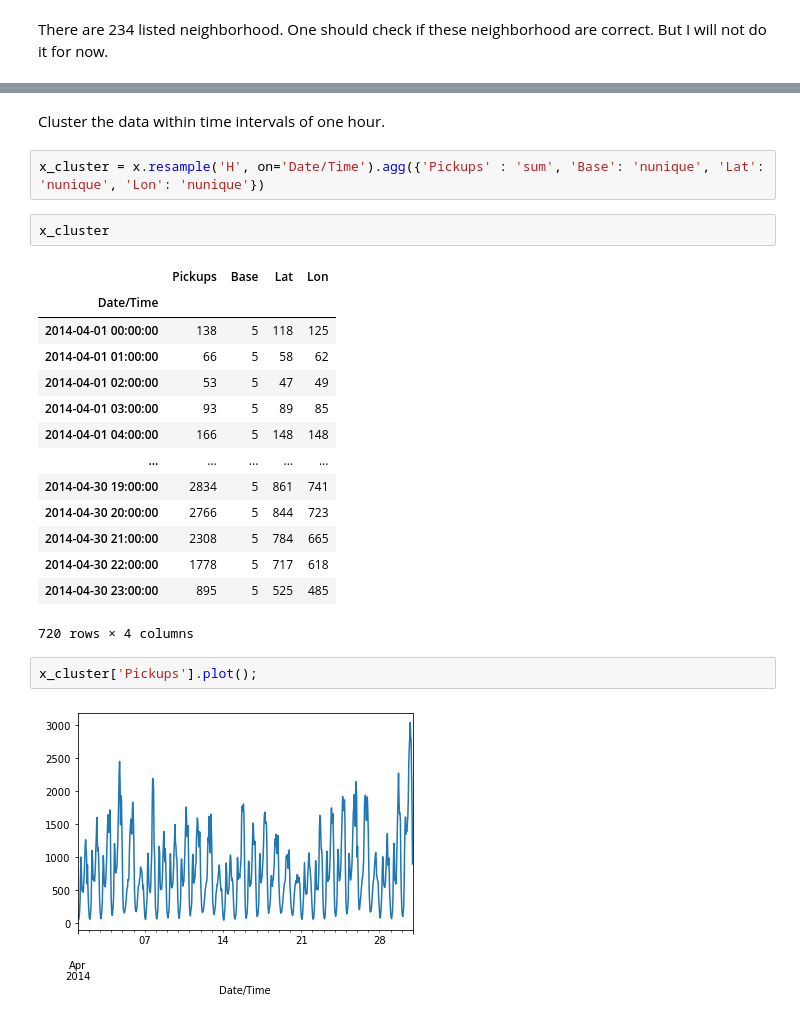
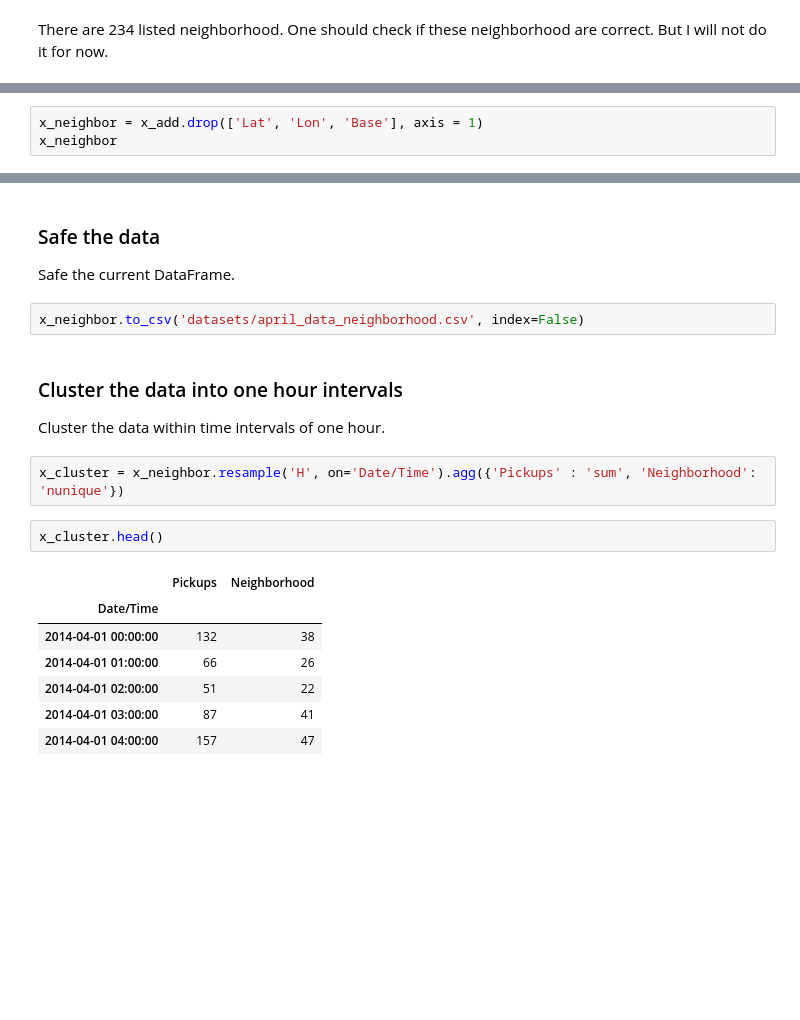
Before and after one commit to faberfred/uber-pickup-prediction, a Jupyter notebook: Uber-pickups.ipynb, the cells around one changed output, grey strips where cells are left out. Cells and saved outputs as stored; diff of their text form; blank space fills up the shorter version.

```diff
--- a/Uber-pickups.ipynb
+++ b/Uber-pickups.ipynb
@@ -374,0 +353,3 @@ x_add.to_csv('datasets/april_data_addresses.csv', index=False)
+# %%
+x_neighbor = x_add.drop(['Lat', 'Lon', 'Base'], axis = 1)
+x_neighbor
@@ -375,25 +370,20 @@ x_add.to_csv('datasets/april_data_addresses.csv', index=False)
+# %% [markdown]
+### Safe the data
+Safe the current DataFrame.
+# %%
+x_neighbor.to_csv('datasets/april_data_neighborhood.csv', index=False)
 # %% [markdown]
+### Cluster the data into one hour intervals
 Cluster the data within time intervals of one hour.
 # %%
-x_cluster = x.resample('H', on='Date/Time').agg({'Pickups' : 'sum', 'Base': 'nunique', 'Lat': 'nunique', 'Lon': 'nunique'})
+x_cluster = x_neighbor.resample('H', on='Date/Time').agg({'Pickups' : 'sum', 'Neighborhood': 'nunique'})
 # %%
-x_cluster
+x_cluster.head()
 # %% [output]
-|  | Pickups | Base | Lat | Lon |
-| Date/Time |  |  |  |  |
-| 2014-04-01 00:00:00 | 138 | 5 | 118 | 125 |
-| 2014-04-01 01:00:00 | 66 | 5 | 58 | 62 |
-| 2014-04-01 02:00:00 | 53 | 5 | 47 | 49 |
-| 2014-04-01 03:00:00 | 93 | 5 | 89 | 85 |
-| 2014-04-01 04:00:00 | 166 | 5 | 148 | 148 |
-| ... | ... | ... | ... | ... |
-| 2014-04-30 19:00:00 | 2834 | 5 | 861 | 741 |
-| 2014-04-30 20:00:00 | 2766 | 5 | 844 | 723 |
-| 2014-04-30 21:00:00 | 2308 | 5 | 784 | 665 |
-| 2014-04-30 22:00:00 | 1778 | 5 | 717 | 618 |
-| 2014-04-30 23:00:00 | 895 | 5 | 525 | 485 |
+|  | Pickups | Neighborhood |
+| Date/Time |  |  |
+| 2014-04-01 00:00:00 | 132 | 38 |
+| 2014-04-01 01:00:00 | 66 | 26 |
+| 2014-04-01 02:00:00 | 51 | 22 |
+| 2014-04-01 03:00:00 | 87 | 41 |
+| 2014-04-01 04:00:00 | 157 | 47 |
-720 rows × 4 columns
-# %%
-x_cluster['Pickups'].plot();
-# %% [output]
-[figure, removed]
```
Also changed, not shown: parts of 14 cells of this notebook.
